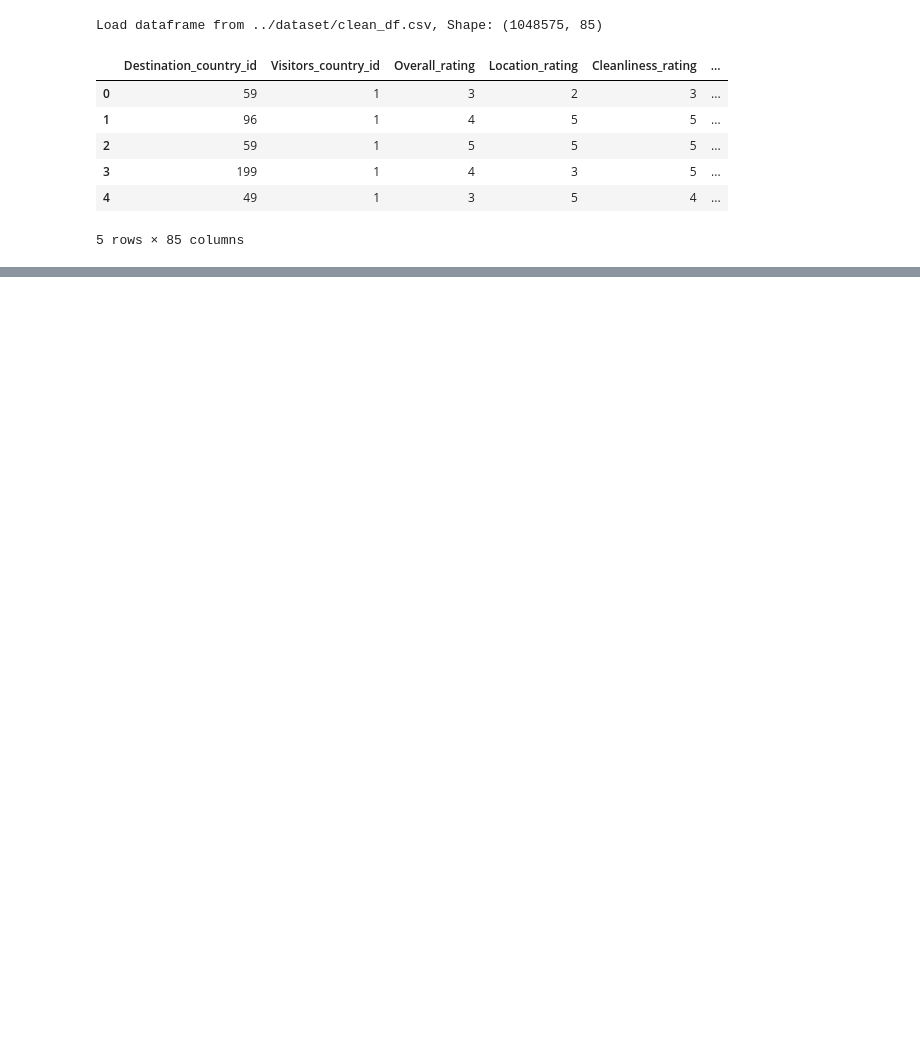
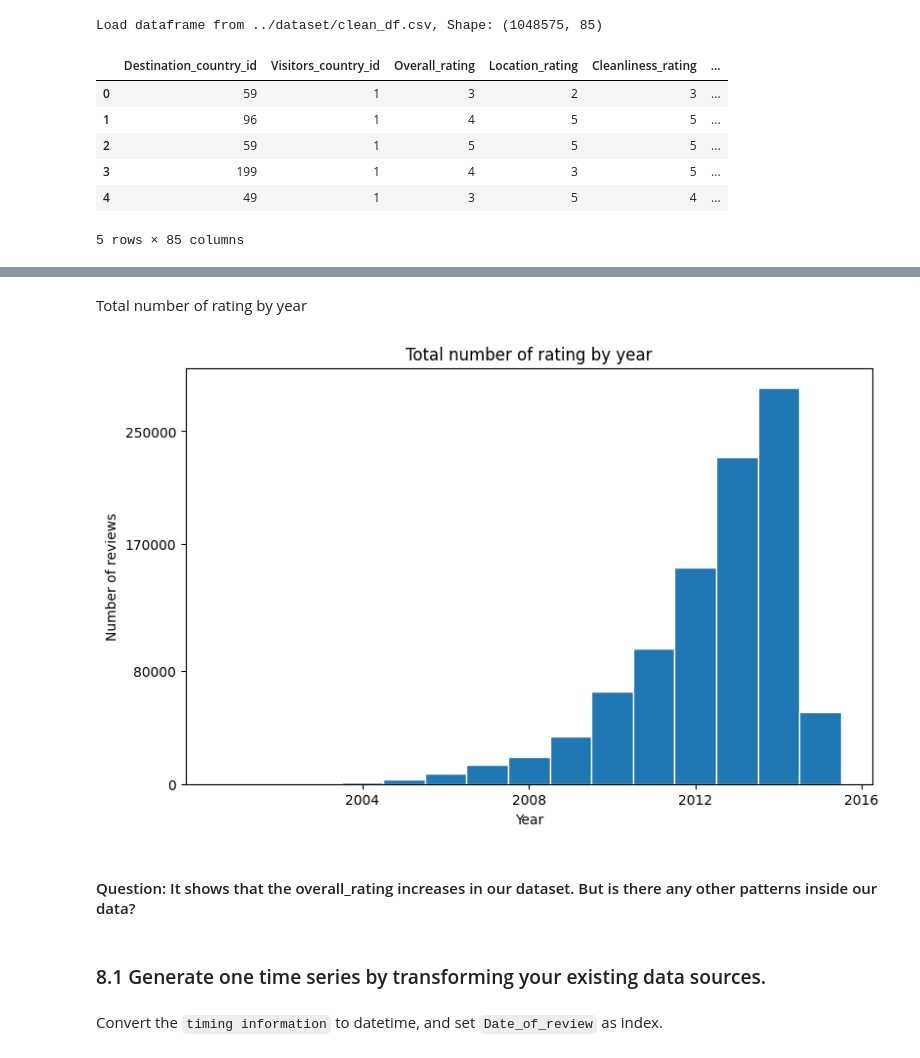
Before and after one commit to yceugene/DA_Proj_G7, a Jupyter notebook: src/team7_final_presentation.ipynb, the cells around one changed output, grey strips where cells are left out. Drawn from its saved outputs; the diff is of its cells as text; code cells hidden in the pictures; blank space fills up the shorter version.

```diff
--- a/src/team7_final_presentation.ipynb
+++ b/src/team7_final_presentation.ipynb
@@ -56,0 +219,30 @@ clean_df.to_csv("../dataset/clean_df_ver2.csv", index=False)
+# %% [markdown]
+Total number of rating by year
+# %%
+# Extract the year from the review_date column
+review_year = review_date.dt.year
+
+# Histogram
+fig, ax = plt.subplots(figsize=(8, 5), layout="constrained")
+ax.hist(review_year, bins=range(2001, 2017), edgecolor='white', align='left')
+ax.set_title('Total number of rating by year')
+ax.set_xlabel('Year')
+ax.set_ylabel('Number of reviews')
+
+# Set x-axis and y-axis tick marks and labels
+x_ticks = np.linspace(2004, 2016, 4)
+plt.xticks(x_ticks)
+
+y_ticks = np.linspace(0, 250000, 4)
+y_ticks = [round(tick, -4) for tick in y_ticks] # round to the nearest tens of thousands (4 zeros)
+plt.yticks(y_ticks)
+
+plt.show()
+# %% [output]
+[figure, added]
+# %% [markdown]
+#### Question: It shows that the overall_rating increases in our dataset. But is there any other patterns inside our data?
+# %% [markdown]
+### 8.1 Generate one time series by transforming your existing data sources.
+# %% [markdown]
+Convert the `timing information` to datetime, and set `Date_of_review` as index.
```
Also changed, not shown: parts of 106 cells of this notebook.
